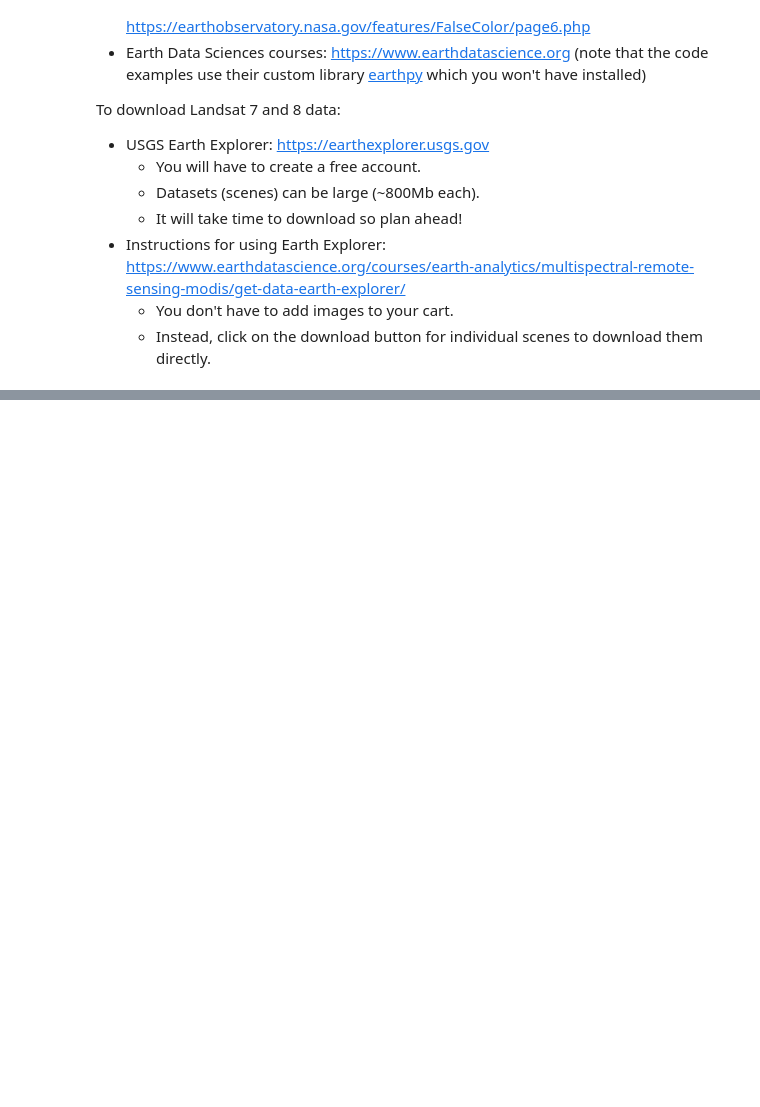
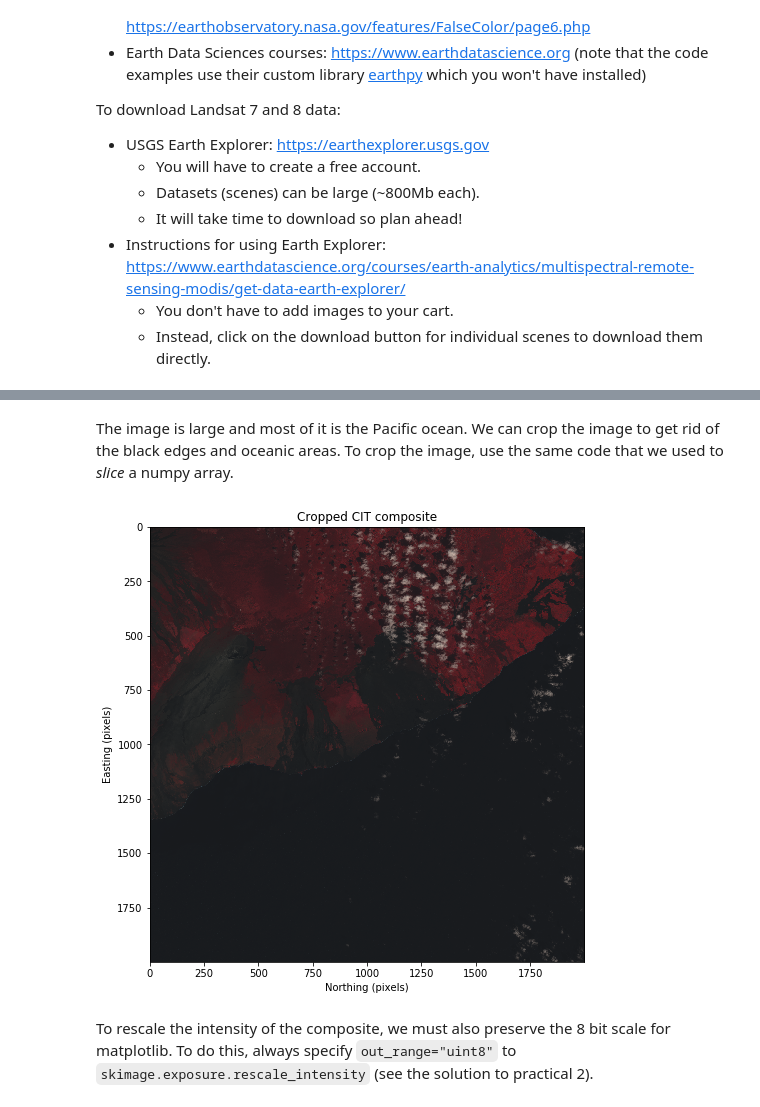
Before and after one commit to leouieda/remote-sensing, a Jupyter notebook: report/remote-sensing-report-template.ipynb, the cells around one changed output, grey strips where cells are left out. Cells and saved outputs as stored; diff of their text form; code cells hidden in the pictures; blank space fills up the shorter version.

```diff
--- a/report/remote-sensing-report-template.ipynb
+++ b/report/remote-sensing-report-template.ipynb
@@ -143,0 +156,16 @@ array([[0.30693098, 0.30693098, 0.30693098, ..., 0.30693098, 0.30693098,
+# %% [markdown]
+The image is large and most of it is the Pacific ocean. We can crop the image to get rid of the black edges and oceanic areas. To crop the image, use the same code that we used to *slice* a numpy array.
+# %%
+# Select only a range of rows and columns but all 3 bands
+cropped_composite = composite[1000:3000, 1500:3500, :]
+
+plt.figure(figsize=(9, 8))
+plt.title("Cropped CIT composite")
+plt.imshow(cropped_composite)
+plt.xlabel("Northing (pixels)")
+plt.ylabel("Easting (pixels)")
+plt.show()
+# %% [output]
+[figure, added]
+# %% [markdown]
+To rescale the intensity of the composite, we must also preserve the 8 bit scale for matplotlib. To do this, always specify `out_range="uint8"` to `skimage.exposure.rescale_intensity` (see the solution to practical 2).
```
Also changed, not shown: parts of 15 cells of this notebook.
